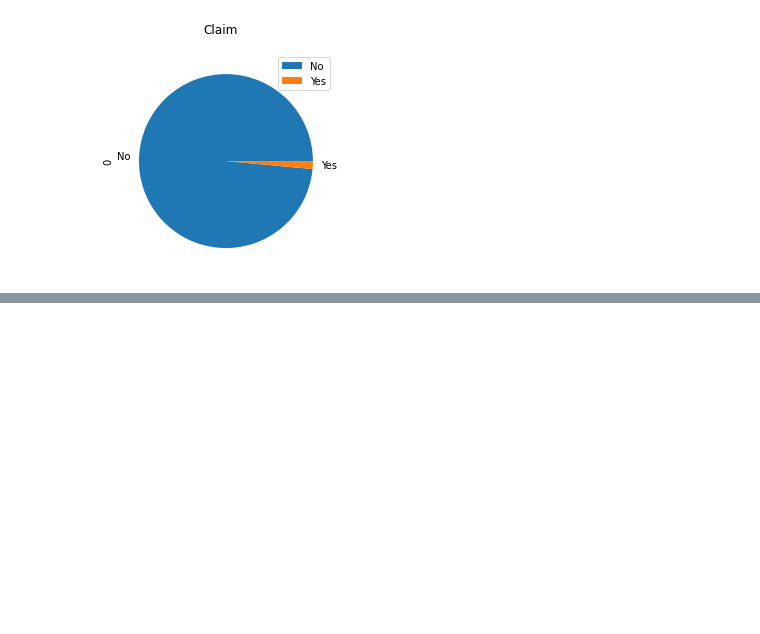
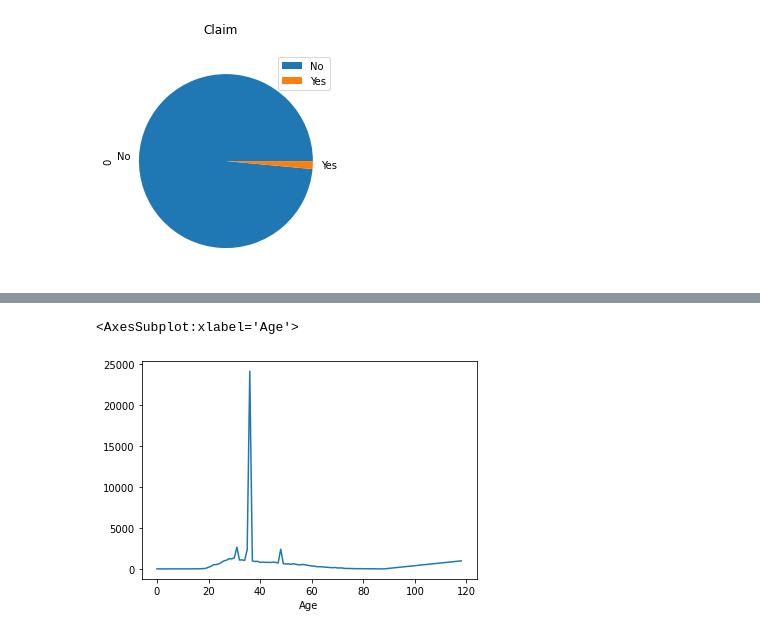
Before and after one commit to saisurbehera/finalProjACTU, a Jupyter notebook: project.ipynb, the cells around one changed output, grey strips where cells are left out. Saved outputs shown, nothing was run; the diff lists cells and outputs as text; code cells hidden in the pictures; blank space fills up the shorter version.

```diff
--- a/project.ipynb
+++ b/project.ipynb
@@ -103,0 +138,2 @@ fig.show()
+# %%
+df_mod = df.drop(columns=["Gender"])
@@ -103,0 +163,5 @@ fig.show()
+# %%
+df_mod.groupby(["Age"]).size().plot()
+# %% [output]
+<AxesSubplot:xlabel='Age'>
+[figure, added]
```
Also changed, not shown: parts of 31 cells of this notebook, 2 other files.
